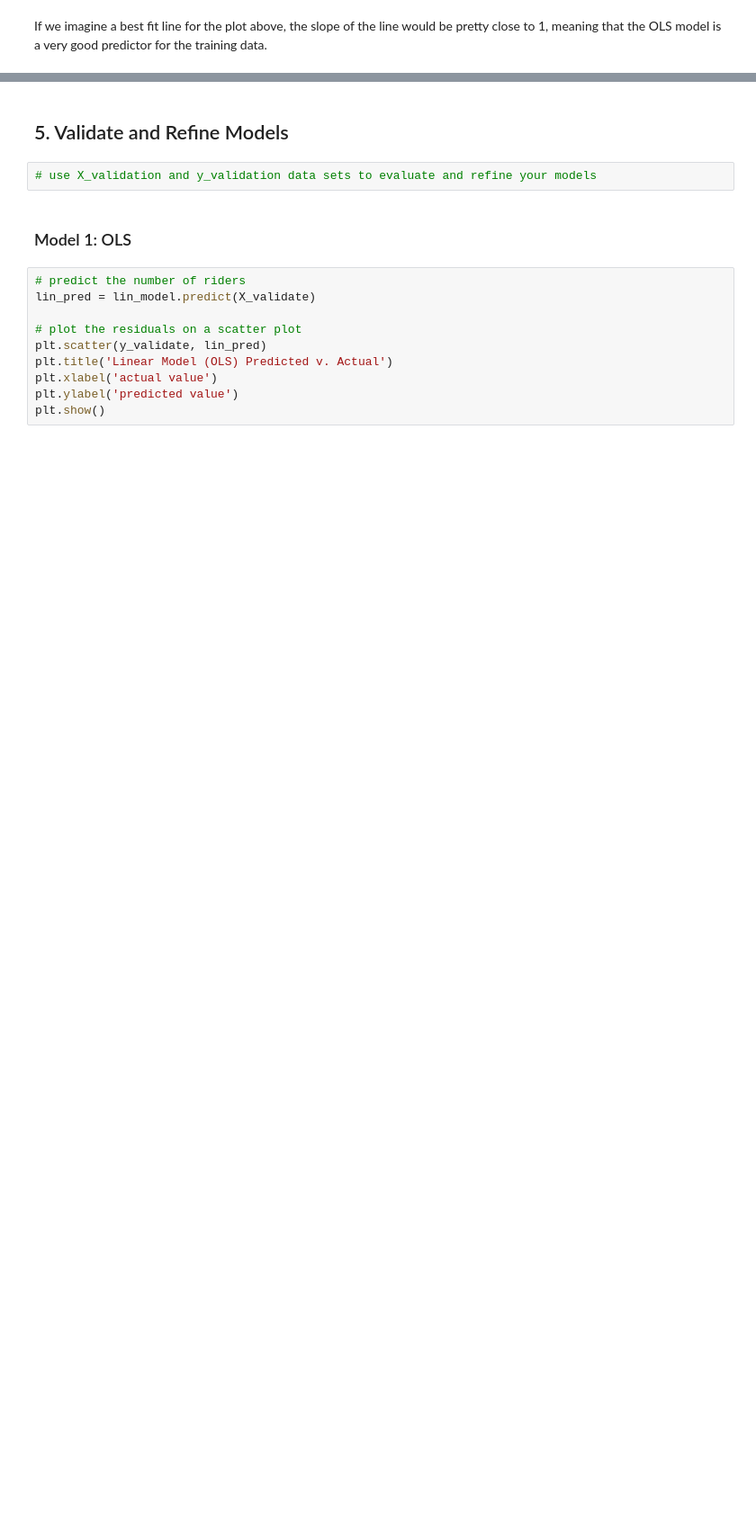
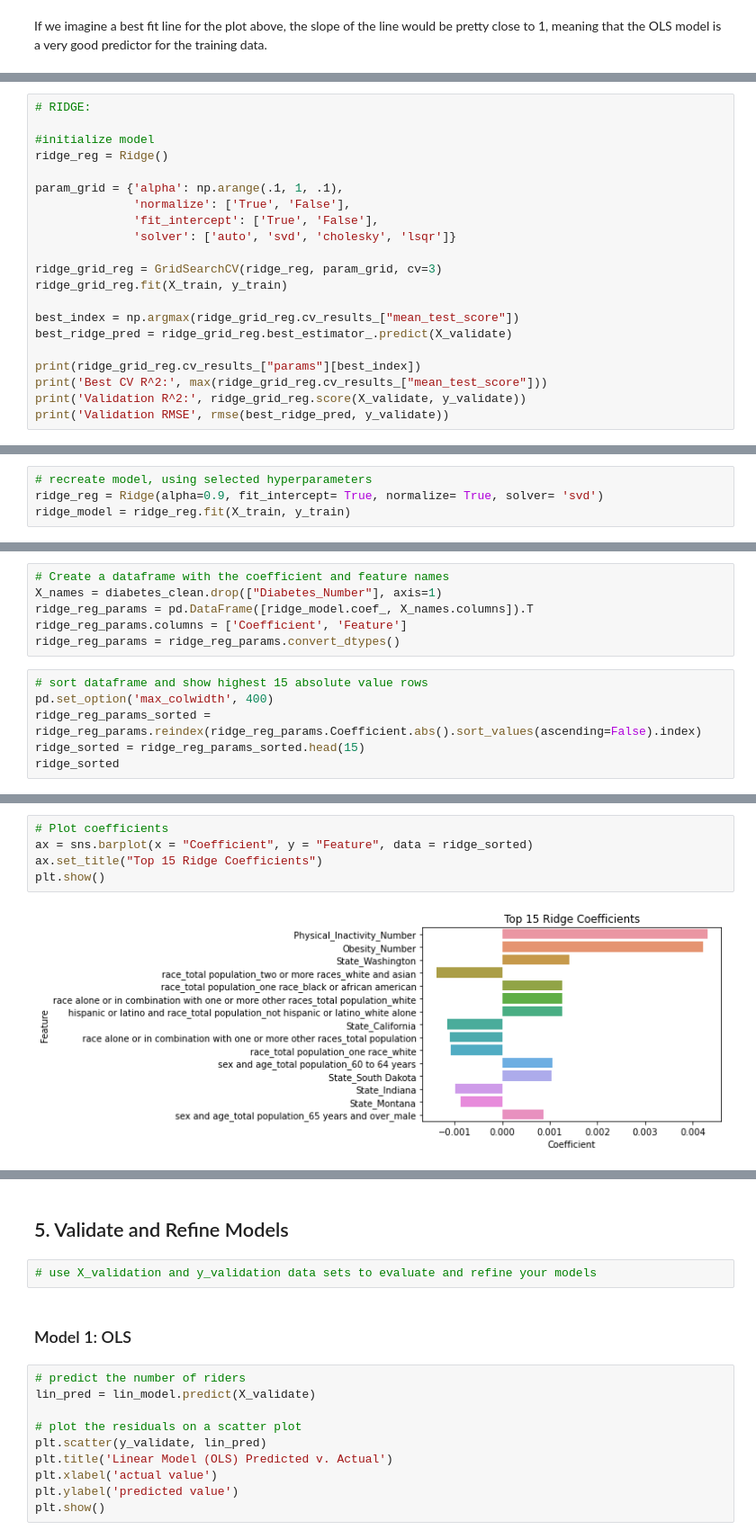
Before and after one commit to alonzoack/CSS_Project2_Group5, a Jupyter notebook: Project 2 Students.ipynb, the cells around one changed output, grey strips where cells are left out. Shown at 90% size. Drawn from its saved outputs; the diff is of its cells as text; blank space fills up the shorter version.

```diff
--- a/Project 2 Students.ipynb
+++ b/Project 2 Students.ipynb
@@ -440,0 +461,21 @@ If we imagine a best fit line for the plot above, the slope of the line would be
+# %%
+# RIDGE:
+
+#initialize model
+ridge_reg = Ridge()
+
+param_grid = {'alpha': np.arange(.1, 1, .1),
+              'normalize': ['True', 'False'],
+              'fit_intercept': ['True', 'False'],
+              'solver': ['auto', 'svd', 'cholesky', 'lsqr']}
+
+ridge_grid_reg = GridSearchCV(ridge_reg, param_grid, cv=3)
+ridge_grid_reg.fit(X_train, y_train)
+
+best_index = np.argmax(ridge_grid_reg.cv_results_["mean_test_score"])
+best_ridge_pred = ridge_grid_reg.best_estimator_.predict(X_validate)
+
+print(ridge_grid_reg.cv_results_["params"][best_index])
+print('Best CV R^2:', max(ridge_grid_reg.cv_results_["mean_test_score"]))
+print('Validation R^2:', ridge_grid_reg.score(X_validate, y_validate))
+print('Validation RMSE', rmse(best_ridge_pred, y_validate))
@@ -440,0 +489,4 @@ If we imagine a best fit line for the plot above, the slope of the line would be
+# %%
+# recreate model, using selected hyperparameters
+ridge_reg = Ridge(alpha=0.9, fit_intercept= True, normalize= True, solver= 'svd')
+ridge_model = ridge_reg.fit(X_train, y_train)
@@ -440,0 +514,12 @@ If we imagine a best fit line for the plot above, the slope of the line would be
+# %%
+# Create a dataframe with the coefficient and feature names
+X_names = diabetes_clean.drop(["Diabetes_Number"], axis=1)
+ridge_reg_params = pd.DataFrame([ridge_model.coef_, X_names.columns]).T
+ridge_reg_params.columns = ['Coefficient', 'Feature']
+ridge_reg_params = ridge_reg_params.convert_dtypes()
+# %%
+# sort dataframe and show highest 15 absolute value rows
+pd.set_option('max_colwidth', 400)
+ridge_reg_params_sorted = ridge_reg_params.reindex(ridge_reg_params.Coefficient.abs().sort_values(ascending=False).index)
+ridge_sorted = ridge_reg_params_sorted.head(15)
+ridge_sorted
@@ -440,0 +543,7 @@ If we imagine a best fit line for the plot above, the slope of the line would be
+# %%
+# Plot coefficients
+ax = sns.barplot(x = "Coefficient", y = "Feature", data = ridge_sorted)
+ax.set_title("Top 15 Ridge Coefficients")
+plt.show()
+# %% [output]
+[figure, added]
```
Also changed, not shown: parts of 57 cells of this notebook.
